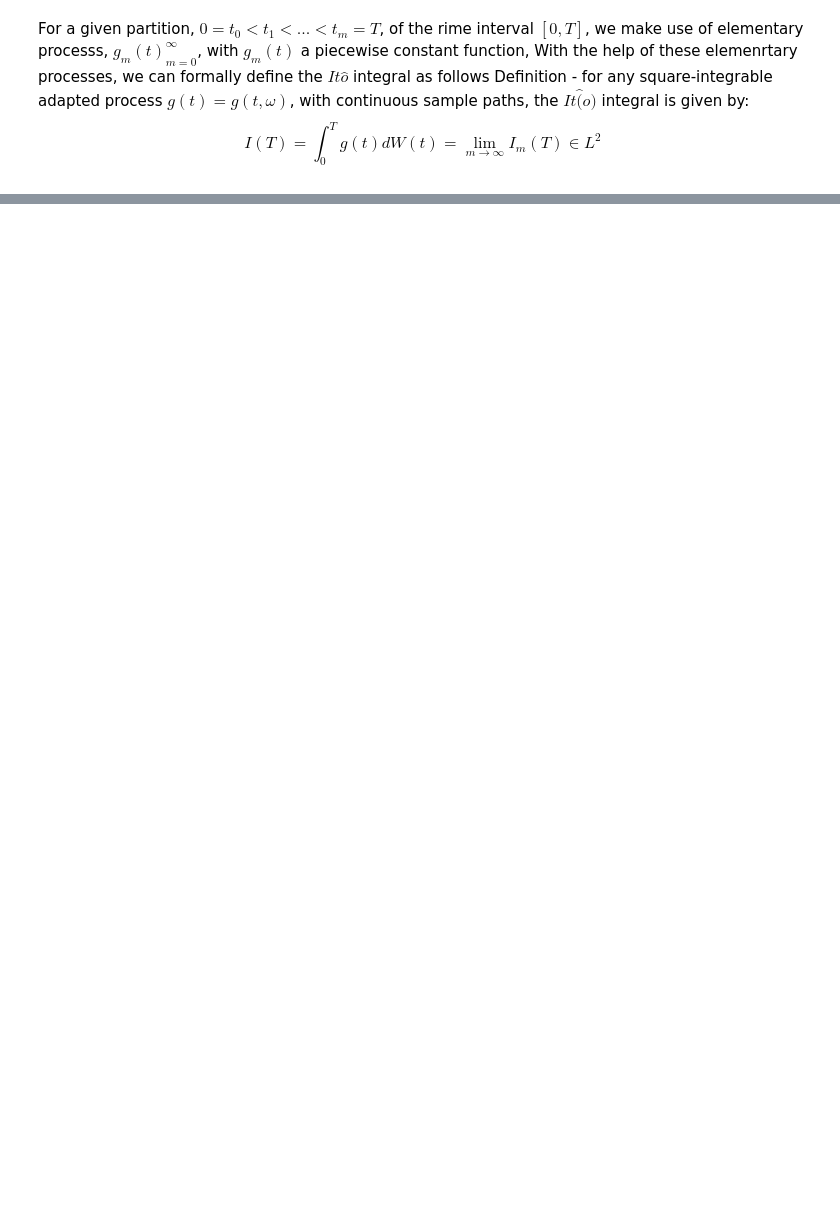
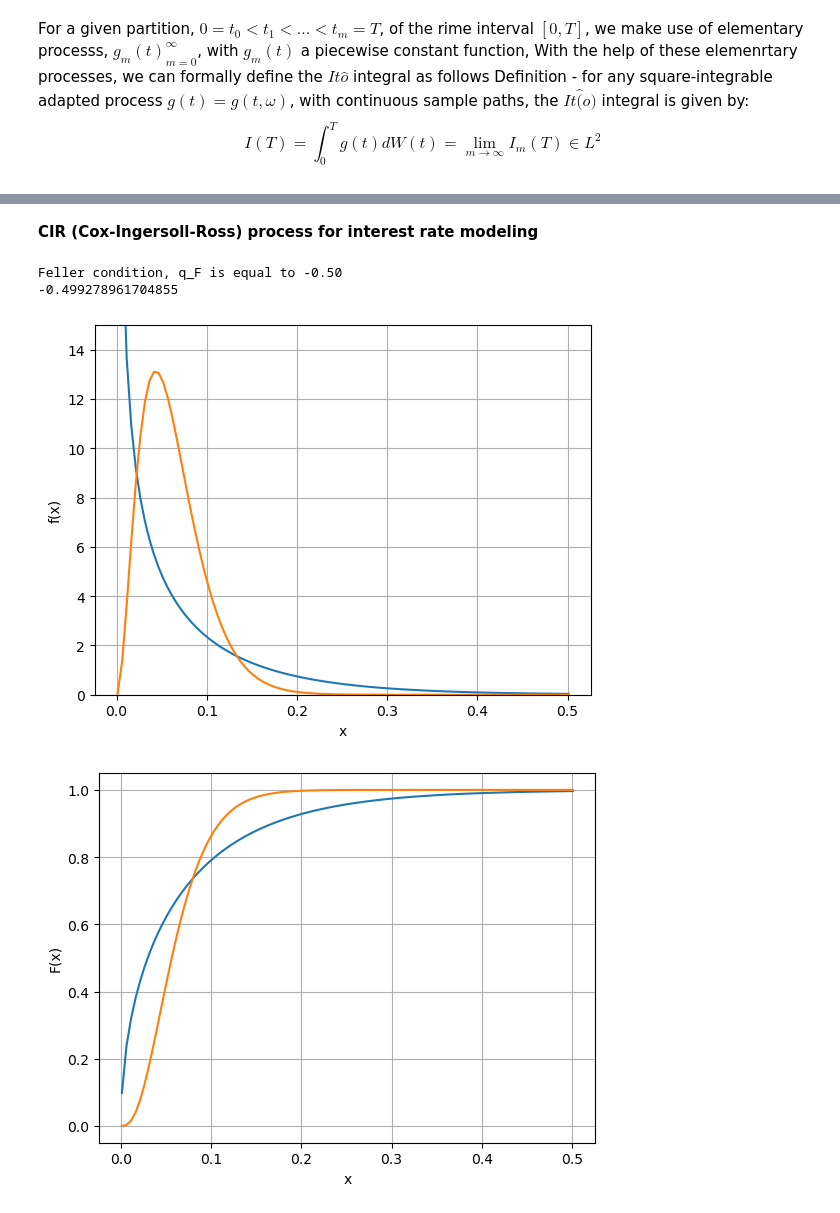
Before and after one commit to AleksandrMorozov123/Financial-modelling-in-Python-and-R, a Jupyter notebook: python-mathematical-modeling.ipynb, the cells around one changed output, grey strips where cells are left out. Drawn from its saved outputs; the diff is of its cells as text; code cells hidden in the pictures; blank space fills up the shorter version.

```diff
--- a/python-mathematical-modeling.ipynb
+++ b/python-mathematical-modeling.ipynb
@@ -1218,0 +1114,66 @@ RuntimeError: Tolerance of [-1.31561428e-14] reached. Failed to converge after 7
+# %% [markdown]
+**CIR (Cox-Ingersoll-Ross) process for interest rate modeling**
+# %%
+# CIR distribution
+import numpy as np
+import matplotlib.pyplot as plt
+import scipy.stats as st
+
+# global variables
+s = 0
+t = 5
+x = np.linspace (0.001, 0.501, 100)
+
+# Feller condition
+def FellerCondition (kappa, v_bar, gamma):
+    q_F = 2.0 * kappa * v_bar/np.power (gamma, 2.0) - 1.0
+    print ("Feller condition, q_F is equal to %.2f" %q_F)
+    return q_F
+
+# PDF and CDF for CIR process
+def CIR_PDF_CDF (x, gamma, kappa, t, s, v_bar, v_s):
+    c_s_t = np.power (gamma, 2.0) / (4.0 * kappa) * (1.0 - np.exp (-kappa * (t - s)))
+    d = 4.0 * kappa * v_bar / np.power (gamma, 2.0)
+    lambda_s_t = 4.0 * kappa * np.exp (-kappa * (t - s)) / (np.power (gamma, 2.0) * (1.0 - np.exp (-kappa * (t - s)))) * v_s
+    f_X = 1.0 / c_s_t * st.ncx2.pdf (x/c_s_t, d, lambda_s_t)
+    F_X = st.ncx2.cdf (x/c_s_t, d, lambda_s_t)
+    output = {"pdf": f_X, "cdf": F_X}
+    return output
+
+def Analysis ():
+    # Feller condition satisfied
+    gamma = 0.316
+    kappa = 0.5
+    v_s = 0.2
+    v_bar = 0.05
+    q_F = FellerCondition (kappa, v_bar, gamma)
+    print (q_F)
+    output_case1 = CIR_PDF_CDF (x, gamma, kappa, t, s, v_bar, v_s)
+    # Feller condition not satisfied
+    gamma = 0.129
+    kappa = 0.5
+    v_s = 0.2
+    v_bar = 0.05
+    output_case2 = CIR_PDF_CDF(x,gamma,kappa,t,s,v_bar,v_s)
+
+    # Generate output plots
+    plt.figure(1)
+    plt.plot (x, output_case1["pdf"])
+    plt.plot (x, output_case2["pdf"])
+    plt.grid ()
+    plt.xlabel ("x")
+    plt.ylabel ("f(x)")
+    plt.ylim ([0, 15])
+    plt.figure (2)
+    plt.plot (x, output_case1["cdf"])
+    plt.plot (x, output_case2["cdf"])
+    plt.grid ()
+    plt.xlabel ("x")
+    plt.ylabel ("F(x)")
+
+Analysis()
+# %% [output]
+Feller condition, q_F is equal to -0.50
+-0.499278961704855
+[figure, added]
+[figure, added]
```
Also changed, not shown: parts of 12 cells of this notebook.
